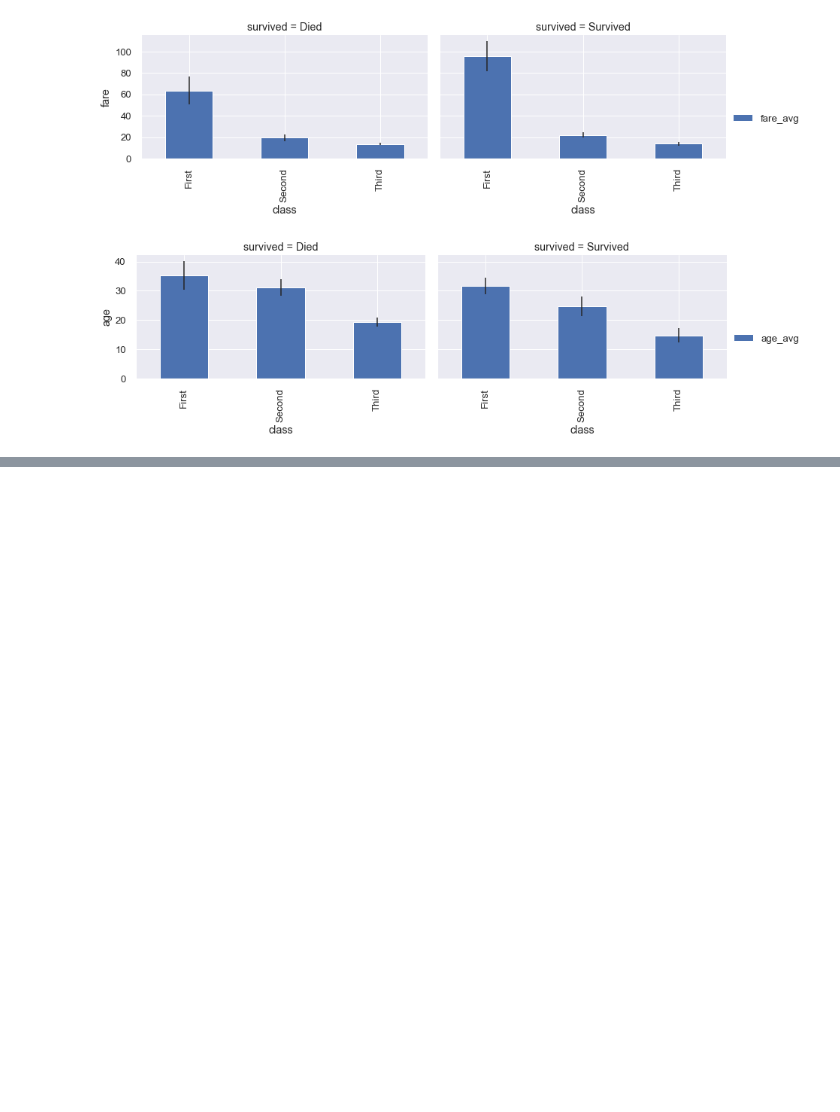
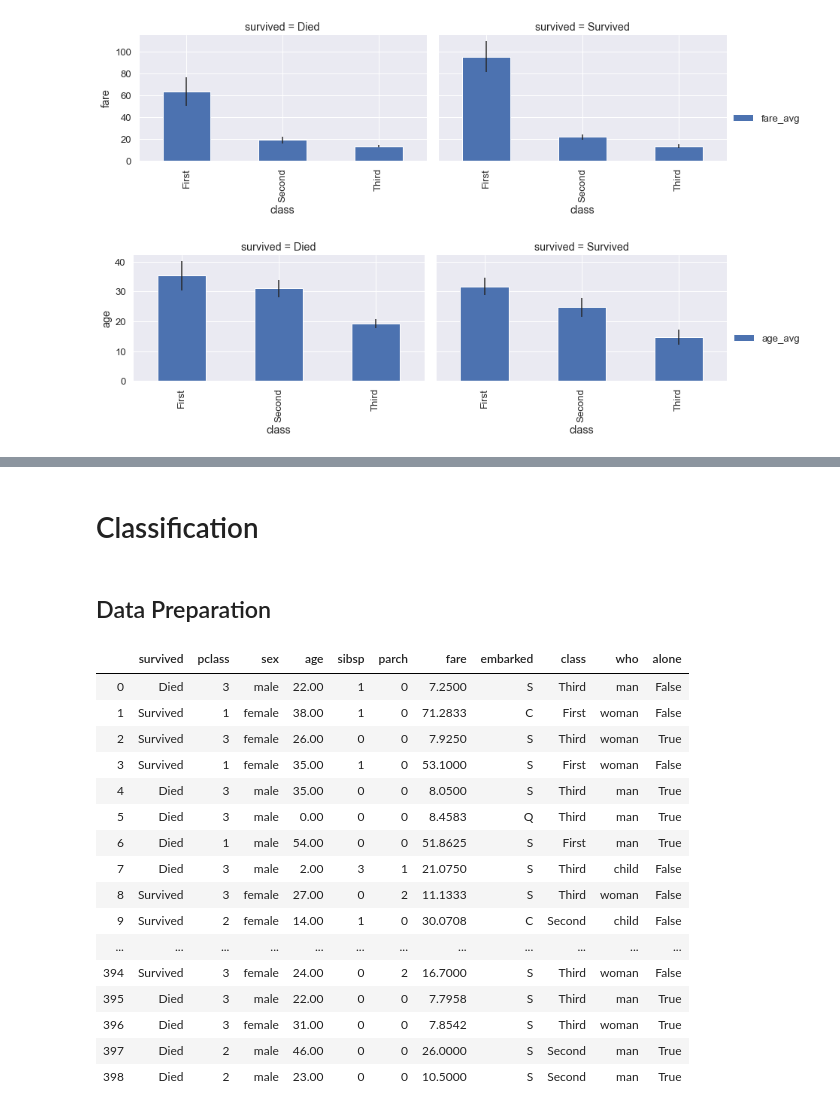
Before and after one commit to jykim/eda_utils, a Jupyter notebook: notebooks/titanic_example.ipynb, the cells around one changed output, grey strips where cells are left out. Saved outputs shown, nothing was run; the diff lists cells and outputs as text; code cells hidden in the pictures; blank space fills up the shorter version.

```diff
--- a/notebooks/titanic_example.ipynb
+++ b/notebooks/titanic_example.ipynb
@@ -194,2 +197,6 @@ for m in METRICS:
 [figure]
 [figure]
+# %% [markdown]
+# Classification
+# %% [markdown]
+## Data Preparation
@@ -195,0 +205,20 @@ for m in METRICS:
+# %%
+mt.normalize(topk=3)
+# %% [output]
+|  | survived | pclass | sex | age | sibsp | parch | fare | embarked | class | who | alone |
+| 0 | Died | 3 | male | 22.00 | 1 | 0 | 7.2500 | S | Third | man | False |
+| 1 | Survived | 1 | female | 38.00 | 1 | 0 | 71.2833 | C | First | woman | False |
+| 2 | Survived | 3 | female | 26.00 | 0 | 0 | 7.9250 | S | Third | woman | True |
+| 3 | Survived | 1 | female | 35.00 | 1 | 0 | 53.1000 | S | First | woman | False |
+| 4 | Died | 3 | male | 35.00 | 0 | 0 | 8.0500 | S | Third | man | True |
+| 5 | Died | 3 | male | 0.00 | 0 | 0 | 8.4583 | Q | Third | man | True |
+| 6 | Died | 1 | male | 54.00 | 0 | 0 | 51.8625 | S | First | man | True |
+| 7 | Died | 3 | male | 2.00 | 3 | 1 | 21.0750 | S | Third | child | False |
+| 8 | Survived | 3 | female | 27.00 | 0 | 2 | 11.1333 | S | Third | woman | False |
+| 9 | Survived | 2 | female | 14.00 | 1 | 0 | 30.0708 | C | Second | child | False |
+| ... | ... | ... | ... | ... | ... | ... | ... | ... | ... | ... | ... |
+| 394 | Survived | 3 | female | 24.00 | 0 | 2 | 16.7000 | S | Third | woman | False |
+| 395 | Died | 3 | male | 22.00 | 0 | 0 | 7.7958 | S | Third | man | True |
+| 396 | Died | 3 | female | 31.00 | 0 | 0 | 7.8542 | S | Third | woman | True |
+| 397 | Died | 2 | male | 46.00 | 0 | 0 | 26.0000 | S | Second | man | True |
+| 398 | Died | 2 | male | 23.00 | 0 | 0 | 10.5000 | S | Second | man | True |
```
Also changed, not shown: parts of 14 cells of this notebook, 4 other files.
